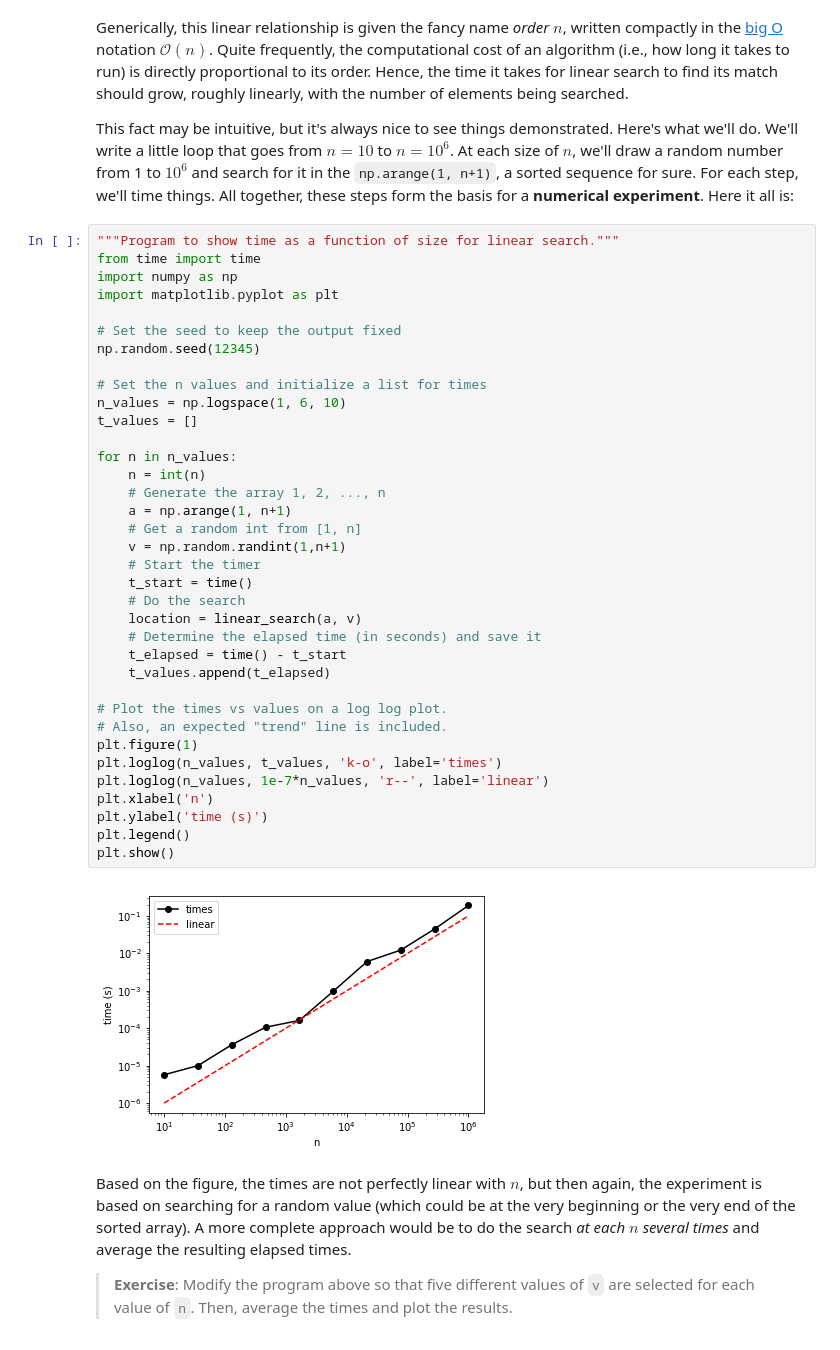
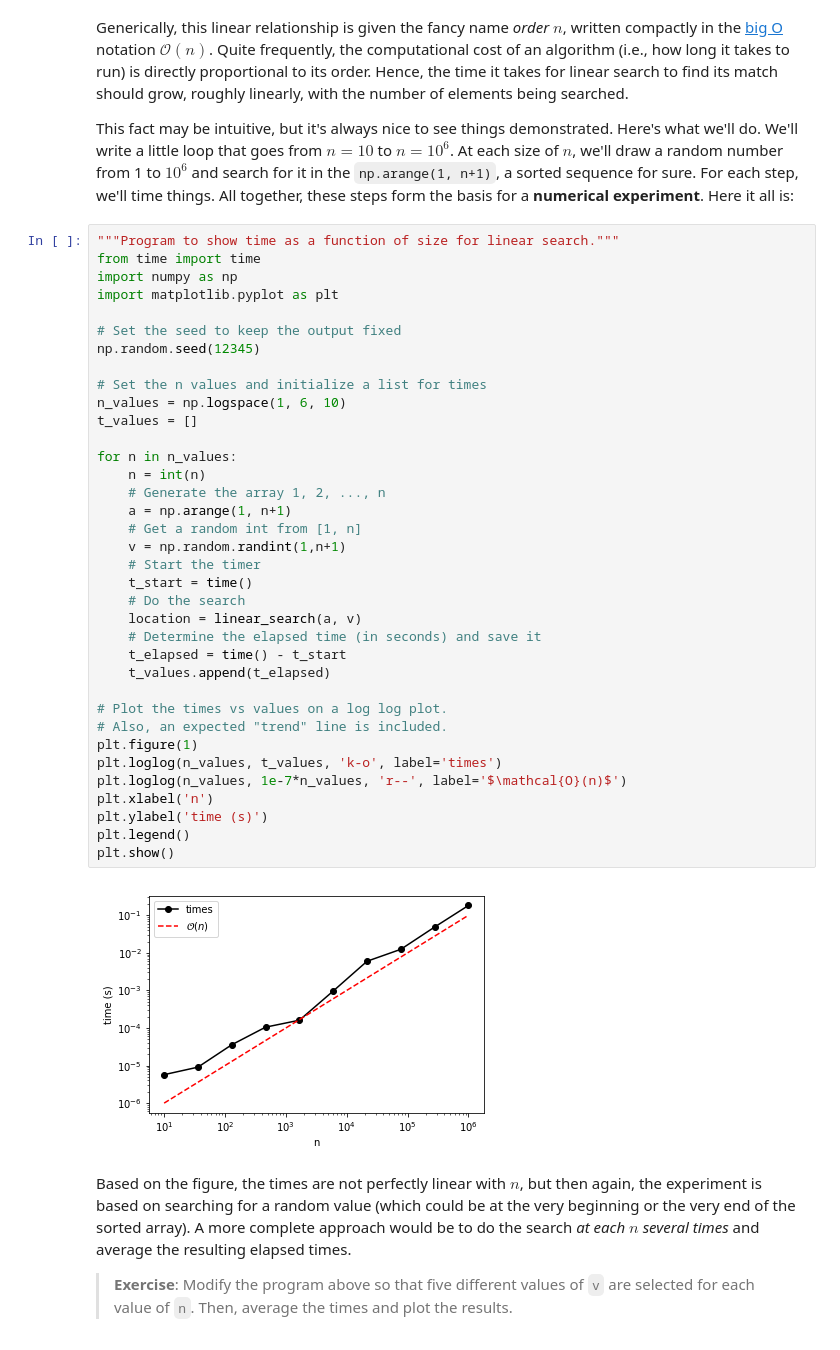
Before and after one commit to robertsj/me400_notes, a Jupyter notebook: source/lectures/ME400_Lecture_14.ipynb, the cells around one changed output. Drawn from its saved outputs; the diff is of its cells as text.

```diff
--- a/source/lectures/ME400_Lecture_14.ipynb
+++ b/source/lectures/ME400_Lecture_14.ipynb
@@ -142,35 +143,35 @@ import matplotlib.pyplot as plt
 # Set the seed to keep the output fixed
 np.random.seed(12345)
 
 # Set the n values and initialize a list for times
 n_values = np.logspace(1, 6, 10)
 t_values = []
 
 for n in n_values:
     n = int(n)
     # Generate the array 1, 2, ..., n
     a = np.arange(1, n+1)
     # Get a random int from [1, n]
     v = np.random.randint(1,n+1)
     # Start the timer
     t_start = time()
     # Do the search
     location = linear_search(a, v)
     # Determine the elapsed time (in seconds) and save it
     t_elapsed = time() - t_start
     t_values.append(t_elapsed)
 
 # Plot the times vs values on a log log plot.
 # Also, an expected "trend" line is included.
 plt.figure(1)
 plt.loglog(n_values, t_values, 'k-o', label='times')
-plt.loglog(n_values, 1e-7*n_values, 'r--', label='linear')
+plt.loglog(n_values, 1e-7*n_values, 'r--', label='$\mathcal{O}(n)$')
 plt.xlabel('n')
 plt.ylabel('time (s)')
 plt.legend()
 plt.show()
 # %% [output]
-[figure, old version]
+[figure, new version]
 # %% [markdown]
 Based on the figure, the times are not perfectly linear with $n$, but then again, the experiment is based on searching for a random value (which could be at the very beginning or the very end of the sorted array).  A more complete approach would be to do the search *at each $n$ several times* and average the resulting elapsed times.
 
```
Also changed, not shown: parts of 2 cells of this notebook, 1 other file.
